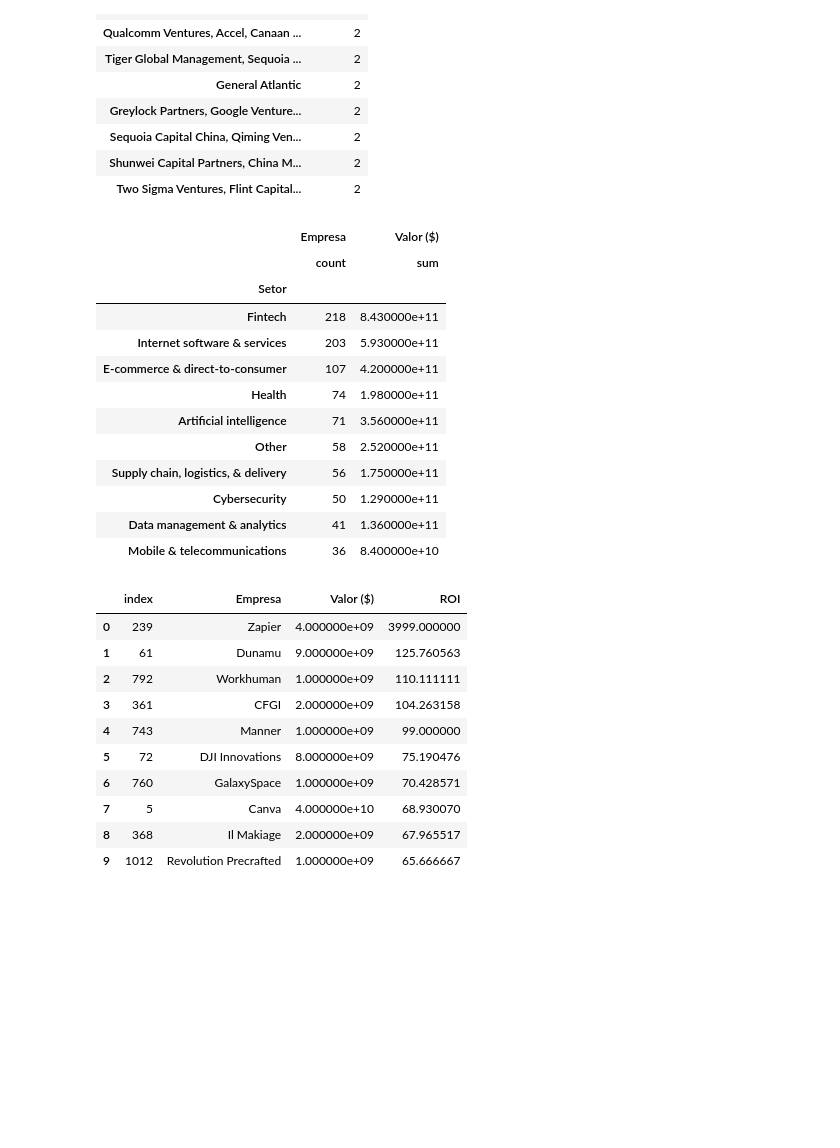
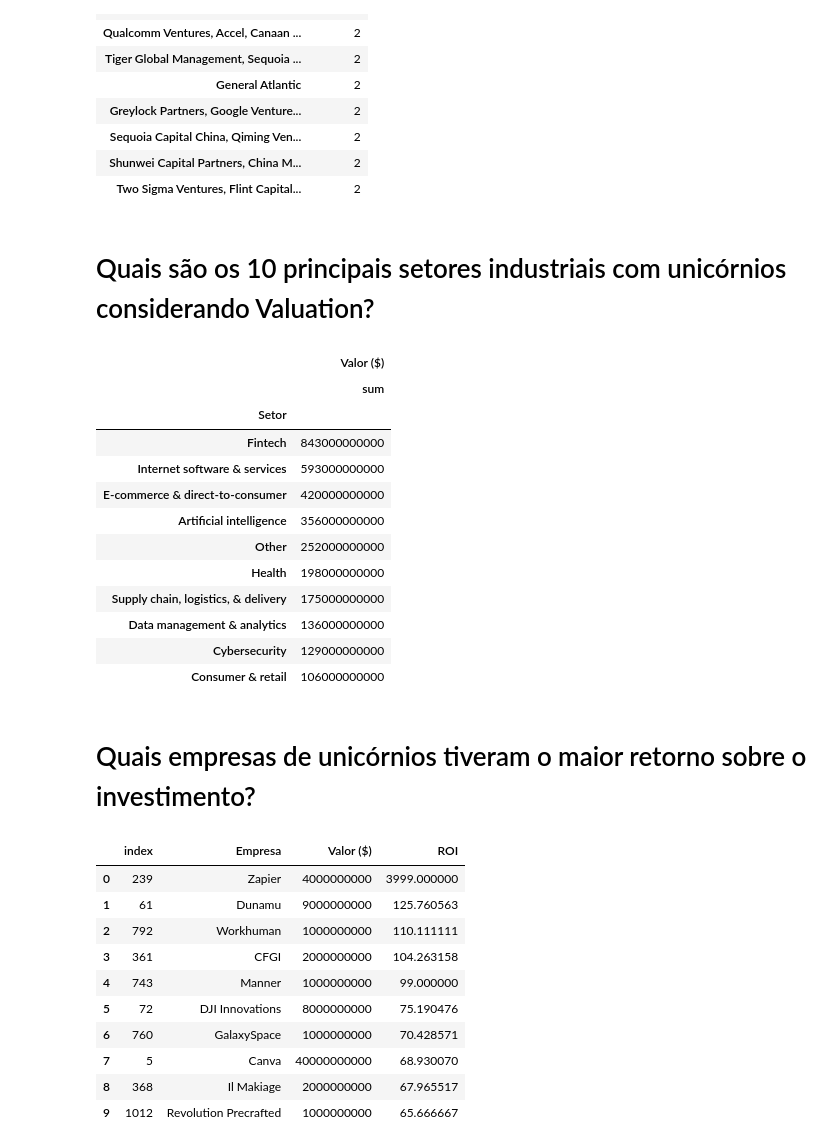
Before and after one commit to rafaelpanegassi/Projects-Data-Analytics, a Jupyter notebook: Unicorn_Companies_Analysis/Unicorn_Companies.ipynb, the cells around one changed output. Cells and saved outputs as stored; diff of their text form; code cells hidden in the pictures; blank space fills up the shorter version.

```diff
--- a/Unicorn_Companies_Analysis/Unicorn_Companies.ipynb
+++ b/Unicorn_Companies_Analysis/Unicorn_Companies.ipynb
@@ -124,5 +71,5 @@ Name: Data de Adesão, dtype: datetime64[ns]
 # %%
 #Transformando ano fundado para tipo inteiro
 df['Ano Fundado'] = df['Ano Fundado'].replace('None',np.nan)
-df['Ano Fundado'] = df['Ano Fundado'].astype('int')
+df['Ano Fundado'] = df['Ano Fundado'].astype(int)
 df['Ano Fundado'].head()
@@ -140,5 +80,5 @@ df['Ano de adesão'] = df['Data de Adesão'].dt.year
 #Transformando Coluna Valor ($)
 df['Valor ($)'] = df['Valor ($)'].replace({'\$': ''}, regex=True)
 df['Valor ($)'] = df['Valor ($)'].replace({'B': '000000000'}, regex=True)
-df['Valor ($)'] = df['Valor ($)'].astype(float)
+df['Valor ($)'] = df['Valor ($)'].astype(np.int64)
 df.head()
@@ -155,7 +88,7 @@ df['Investimento Inicial'] = df['Investimento Inicial'].replace({'\$': ''}, rege
 df['Investimento Inicial'] = df['Investimento Inicial'].replace({'B': '000000000'}, regex=True)
 df['Investimento Inicial'] = df['Investimento Inicial'].replace({'M': '000000'}, regex=True)
 df['Investimento Inicial'] = df['Investimento Inicial'].replace({'Unknown': '0'}, regex=True)
-df['Investimento Inicial'] = df['Investimento Inicial'].astype(float)
+df['Investimento Inicial'] = df['Investimento Inicial'].astype(np.int64)
 # %%
 # Verificando tipos de dados novamente
 df.dtypes
@@ -253,29 +177,33 @@ Analise02_1
 | Sequoia Capital China, Qiming Ven... | 2 |
 | Shunwei Capital Partners, China M... | 2 |
 | Two Sigma Ventures, Flint Capital... | 2 |
+# %% [markdown]
+# Quais são os 10 principais setores industriais com unicórnios considerando Valuation?
 # %%
-# Quais são os 10 principais setores industriais com unicórnios considerando Valuation?
-Analise03 = df.groupby(by=['Setor']).agg({'Empresa':['count'],'Valor ($)':['sum']})
-Analise03 = Analise03.sort_values([('Empresa','count')], ascending=False)[:10]
+# Quais são os 10 principais setores industriais com unicórnios considerando Valor?
+Analise03 = df.groupby(by=['Setor']).agg({'Valor ($)':['sum']})
+Analise03 = Analise03.sort_values([('Valor ($)','sum')], ascending=False)[:10]
 Analise03
 # %% [output]
-|  | Empresa | Valor ($) |
-|  | count | sum |
-| Setor |  |  |
-| Fintech | 218 | 8.430000e+11 |
-| Internet software & services | 203 | 5.930000e+11 |
-| E-commerce & direct-to-consumer | 107 | 4.200000e+11 |
-| Health | 74 | 1.980000e+11 |
-| Artificial intelligence | 71 | 3.560000e+11 |
-| Other | 58 | 2.520000e+11 |
-| Supply chain, logistics, & delivery | 56 | 1.750000e+11 |
-| Cybersecurity | 50 | 1.290000e+11 |
-| Data management & analytics | 41 | 1.360000e+11 |
-| Mobile & telecommunications | 36 | 8.400000e+10 |
+|  | Valor ($) |
+|  | sum |
+| Setor |  |
+| Fintech | 843000000000 |
+| Internet software & services | 593000000000 |
+| E-commerce & direct-to-consumer | 420000000000 |
+| Artificial intelligence | 356000000000 |
+| Other | 252000000000 |
+| Health | 198000000000 |
+| Supply chain, logistics, & delivery | 175000000000 |
+| Data management & analytics | 136000000000 |
+| Cybersecurity | 129000000000 |
+| Consumer & retail | 106000000000 |
 # %%
 # Criar coluna do retorno do investimento
 df['Retorno do investimento'] = (df['Valor ($)'] - df['Investimento Inicial'])/df['Investimento Inicial']
 df['ROI'] = df['Retorno do investimento'].sort_values(ascending=False).replace({np.inf: '0'}, regex=True).astype(float)
+# %% [markdown]
+# Quais empresas de unicórnios tiveram o maior retorno sobre o investimento?
 # %%
 # Quais empresas de unicórnios tiveram o maior retorno sobre o investimento?
 cols = ['Empresa','Valor ($)','ROI']
@@ -283,16 +211,16 @@ Analise04 = df.loc[:,cols]
 Analise04.sort_values('ROI', ascending=False)[:10].reset_index()
 # %% [output]
 |  | index | Empresa | Valor ($) | ROI |
-| 0 | 239 | Zapier | 4.000000e+09 | 3999.000000 |
-| 1 | 61 | Dunamu | 9.000000e+09 | 125.760563 |
-| 2 | 792 | Workhuman | 1.000000e+09 | 110.111111 |
-| 3 | 361 | CFGI | 2.000000e+09 | 104.263158 |
-| 4 | 743 | Manner | 1.000000e+09 | 99.000000 |
-| 5 | 72 | DJI Innovations | 8.000000e+09 | 75.190476 |
-| 6 | 760 | GalaxySpace | 1.000000e+09 | 70.428571 |
-| 7 | 5 | Canva | 4.000000e+10 | 68.930070 |
-| 8 | 368 | Il Makiage | 2.000000e+09 | 67.965517 |
-| 9 | 1012 | Revolution Precrafted | 1.000000e+09 | 65.666667 |
+| 0 | 239 | Zapier | 4000000000 | 3999.000000 |
+| 1 | 61 | Dunamu | 9000000000 | 125.760563 |
+| 2 | 792 | Workhuman | 1000000000 | 110.111111 |
+| 3 | 361 | CFGI | 2000000000 | 104.263158 |
+| 4 | 743 | Manner | 1000000000 | 99.000000 |
+| 5 | 72 | DJI Innovations | 8000000000 | 75.190476 |
+| 6 | 760 | GalaxySpace | 1000000000 | 70.428571 |
+| 7 | 5 | Canva | 40000000000 | 68.930070 |
+| 8 | 368 | Il Makiage | 2000000000 | 67.965517 |
+| 9 | 1012 | Revolution Precrafted | 1000000000 | 65.666667 |
 # %%
 # Criar coluna de tempo para se tornar um unicornio em anos
 df['Tempo Unicornio'] = df['Ano de adesão'] - df['Ano Fundado']
```
Also changed, not shown: parts of 27 cells of this notebook.
